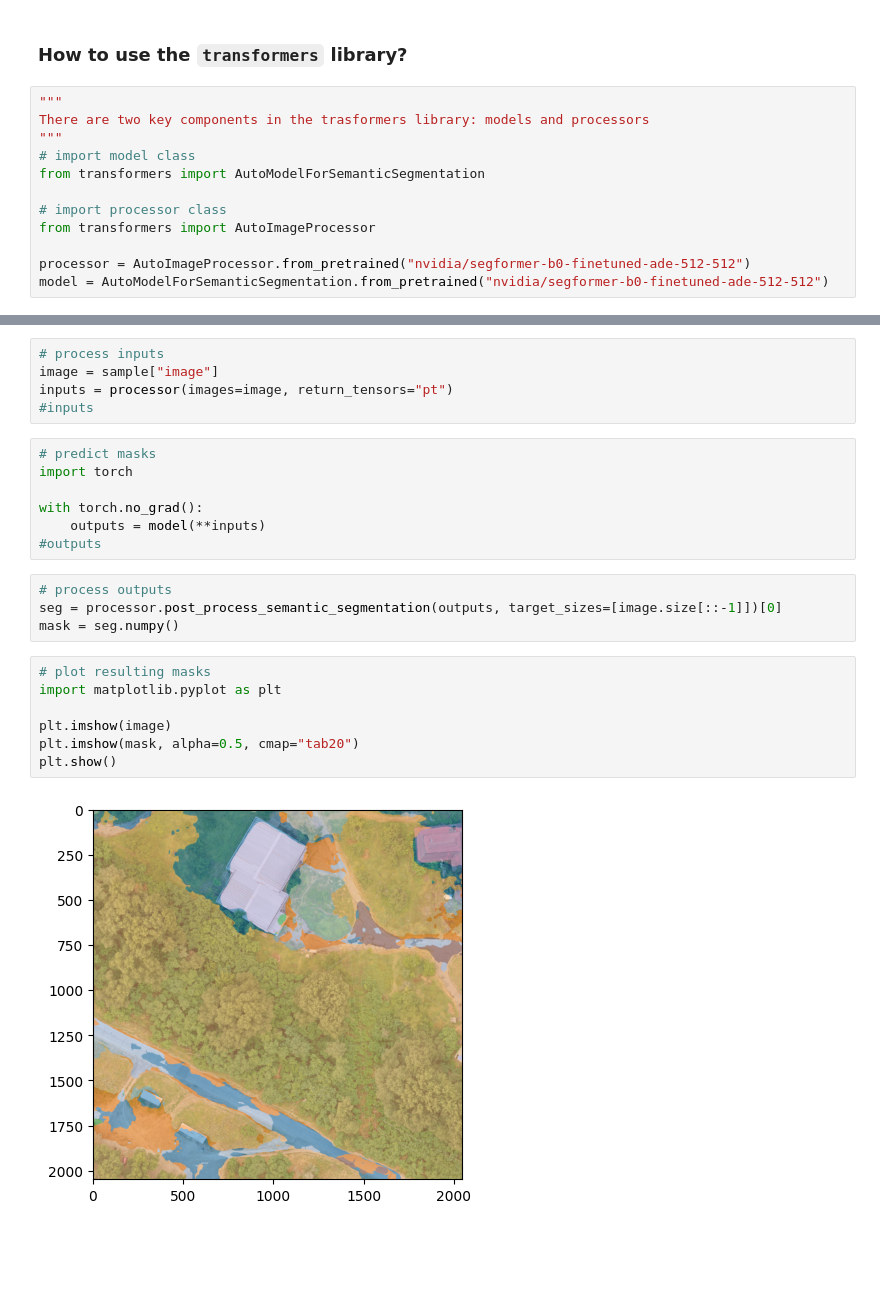
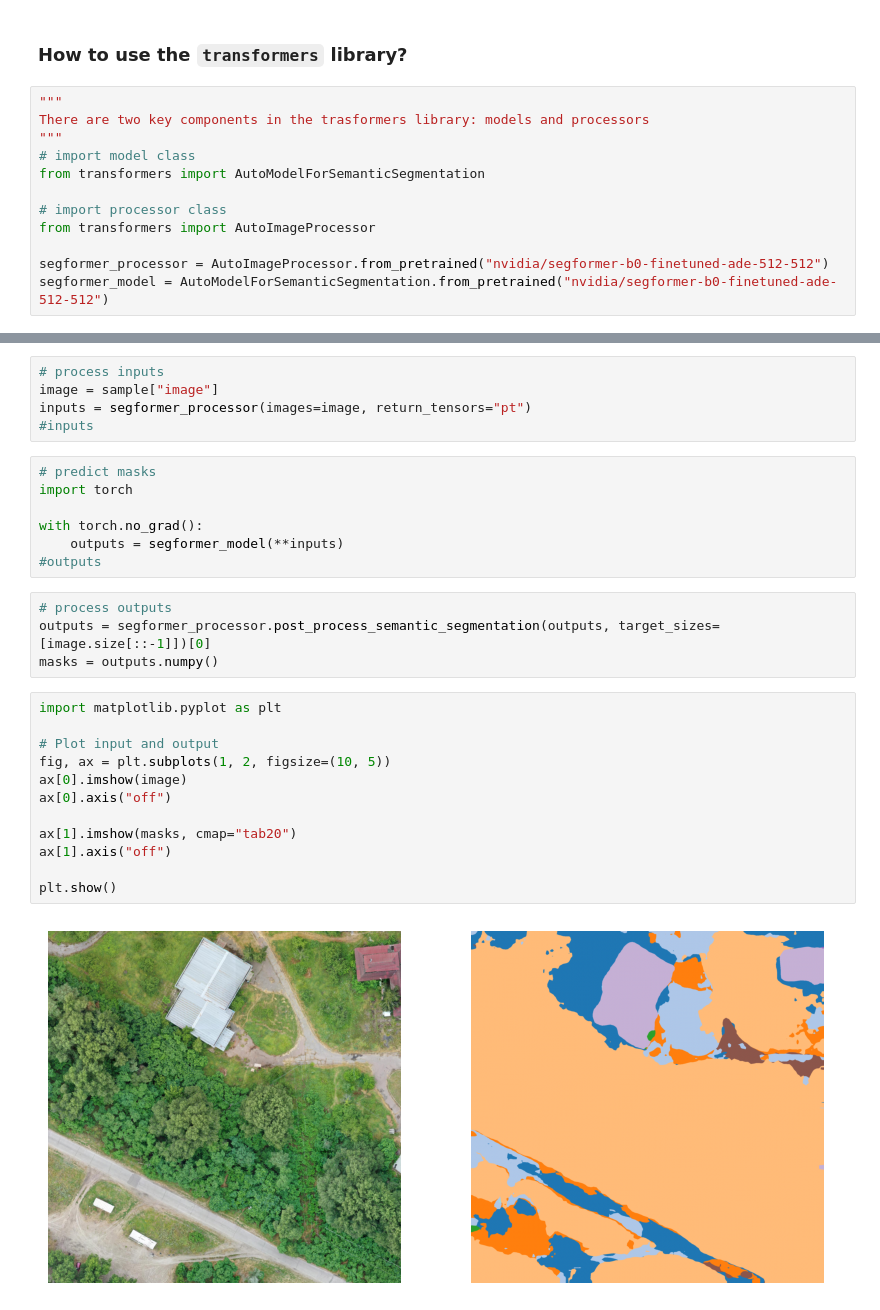
Before and after one commit to audiracmichelle/huggingface_workshop, a Jupyter notebook: huggingface_workshop.ipynb, the cells around one changed output, grey strips where cells are left out. Cells and saved outputs as stored; diff of their text form; blank space fills up the shorter version.

```diff
--- a/huggingface_workshop.ipynb
+++ b/huggingface_workshop.ipynb
@@ -232,6 +259,6 @@ from transformers import AutoModelForSemanticSegmentation
 # import processor class
 from transformers import AutoImageProcessor
 
-processor = AutoImageProcessor.from_pretrained("nvidia/segformer-b0-finetuned-ade-512-512")
-model = AutoModelForSemanticSegmentation.from_pretrained("nvidia/segformer-b0-finetuned-ade-512-512")
+segformer_processor = AutoImageProcessor.from_pretrained("nvidia/segformer-b0-finetuned-ade-512-512")
+segformer_model = AutoModelForSemanticSegmentation.from_pretrained("nvidia/segformer-b0-finetuned-ade-512-512")
 # %% [output]
@@ -239,25 +271,30 @@ Using a slow image processor as `use_fast` is unset and a slow processor was sav
 # %%
 # process inputs
 image = sample["image"]
-inputs = processor(images=image, return_tensors="pt")
+inputs = segformer_processor(images=image, return_tensors="pt")
 #inputs
 # %%
 # predict masks
 import torch
 
 with torch.no_grad():
-    outputs = model(**inputs)
+    outputs = segformer_model(**inputs)
 #outputs
 # %%
 # process outputs
-seg = processor.post_process_semantic_segmentation(outputs, target_sizes=[image.size[::-1]])[0]
-mask = seg.numpy()
+outputs = segformer_processor.post_process_semantic_segmentation(outputs, target_sizes=[image.size[::-1]])[0]
+masks = outputs.numpy()
 # %%
-# plot resulting masks
 import matplotlib.pyplot as plt
 
-plt.imshow(image)
-plt.imshow(mask, alpha=0.5, cmap="tab20")
+# Plot input and output
+fig, ax = plt.subplots(1, 2, figsize=(10, 5))
+ax[0].imshow(image)
+ax[0].axis("off")
+
+ax[1].imshow(masks, cmap="tab20")
+ax[1].axis("off")
+
 plt.show()
 # %% [output]
-[figure, old version]
+[figure, new version]
```
Also changed, not shown: parts of 28 cells of this notebook.
